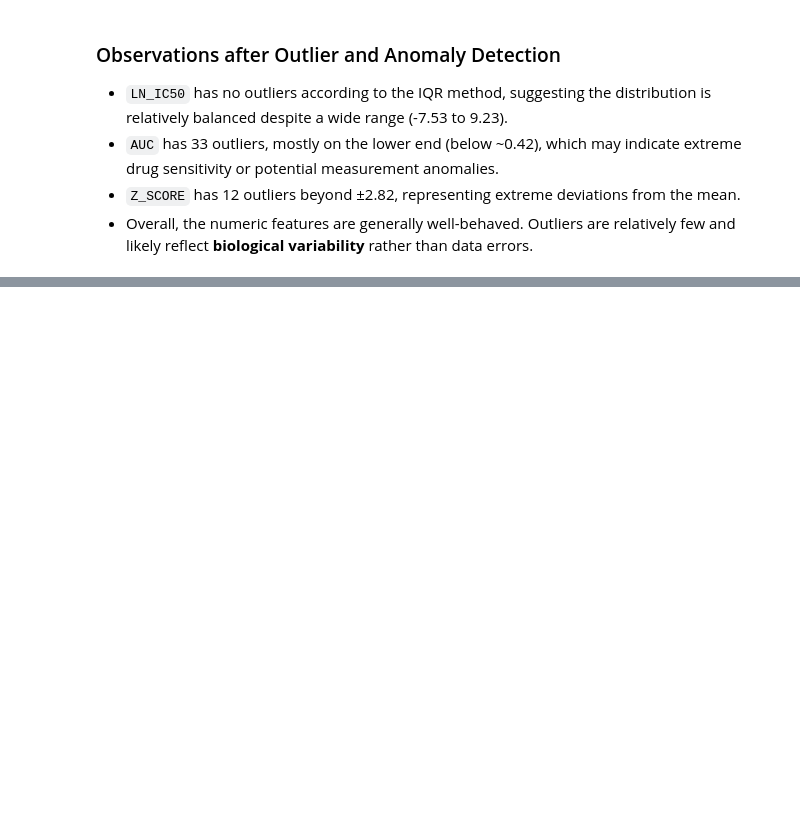
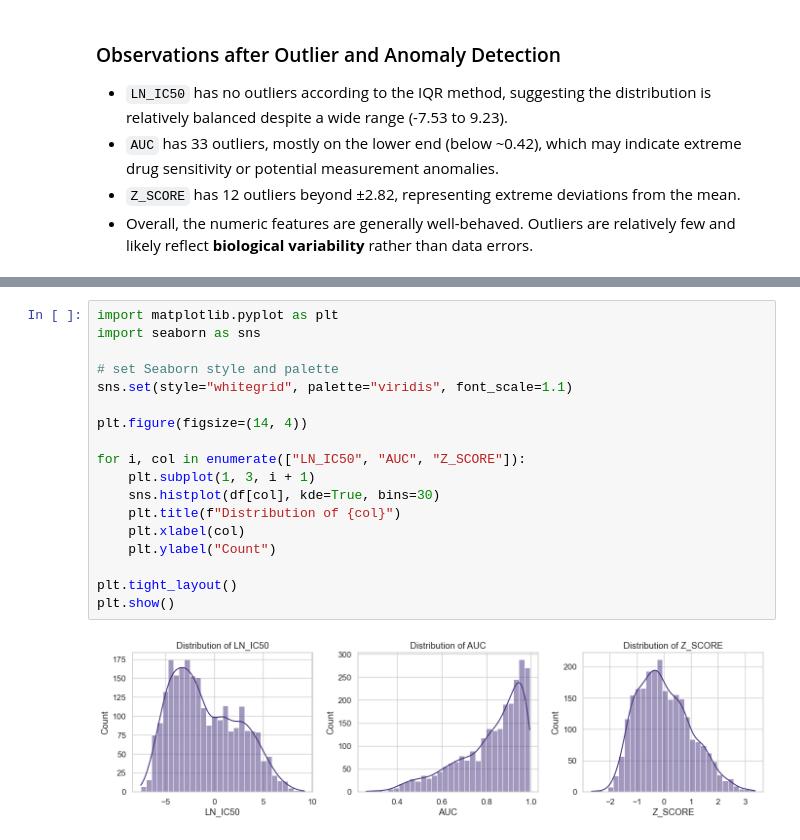
Before and after one commit to razzouka/Genomics-of-Drug-Sensitivity-in-Cancer-GDSC-, a Jupyter notebook: notebooks/EDA.ipynb, the cells around one changed output, grey strips where cells are left out. Saved outputs shown, nothing was run; the diff lists cells and outputs as text; blank space fills up the shorter version.

```diff
--- a/notebooks/EDA.ipynb
+++ b/notebooks/EDA.ipynb
@@ -224,0 +229,20 @@ Number of outliers: 12
+# %%
+import matplotlib.pyplot as plt
+import seaborn as sns
+
+# set Seaborn style and palette
+sns.set(style="whitegrid", palette="viridis", font_scale=1.1)
+
+plt.figure(figsize=(14, 4))
+
+for i, col in enumerate(["LN_IC50", "AUC", "Z_SCORE"]):
+    plt.subplot(1, 3, i + 1)
+    sns.histplot(df[col], kde=True, bins=30)
+    plt.title(f"Distribution of {col}")
+    plt.xlabel(col)
+    plt.ylabel("Count")
+
+plt.tight_layout()
+plt.show()
+# %% [output]
+[figure, added]
```
Also changed, not shown: parts of 25 cells of this notebook.
